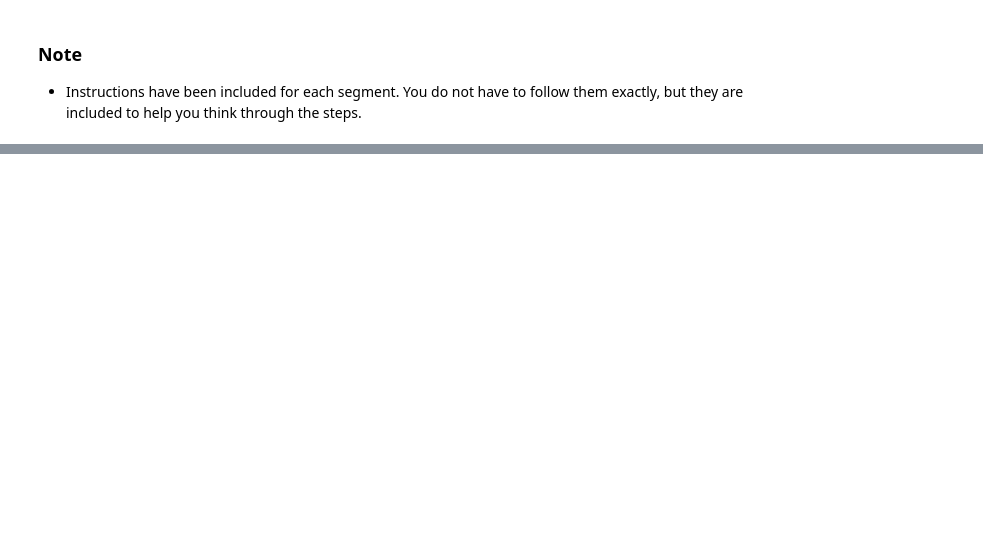
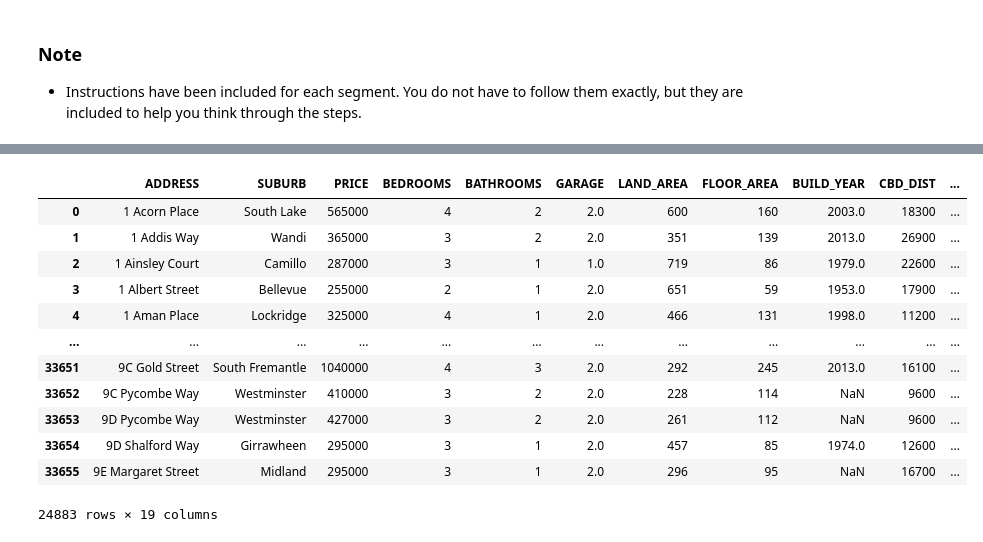
Before and after one commit to Dion-Daniels/Project1, a Jupyter notebook: Data/House_Commodities_Data_Cleanup.ipynb, the cells around one changed output, grey strips where cells are left out. Cells and saved outputs as stored; diff of their text form; code cells hidden in the pictures; blank space fills up the shorter version.

```diff
--- a/Data/House_Commodities_Data_Cleanup.ipynb
+++ b/Data/House_Commodities_Data_Cleanup.ipynb
@@ -36,5 +51,21 @@ perth_data = pd.read_csv(perth_to_load)
 # %%
 #fix up Date_sold format errors and bring in line with other datasets
 perth_data["DATE_SOLD"] = perth_data["DATE_SOLD"].str.replace('\r','')
-perth_data["DATE_SOLD"] = perth_data["DATE_SOLD"].str.replace('-','/')
-#perth_data
+perth_data["DATE_SOLD"] = pd.to_datetime(perth_data["DATE_SOLD"], errors='coerce').dt.to_period('M')
+perth_data = perth_data[(perth_data["DATE_SOLD"] >= '2007-01')
+                           & (perth_data["DATE_SOLD"] <= '2019-06')]
+perth_data
+# %% [output]
+|  | ADDRESS | SUBURB | PRICE | BEDROOMS | BATHROOMS | GARAGE | LAND_AREA | FLOOR_AREA | BUILD_YEAR | CBD_DIST | ... |
+| 0 | 1 Acorn Place | South Lake | 565000 | 4 | 2 | 2.0 | 600 | 160 | 2003.0 | 18300 | ... |
+| 1 | 1 Addis Way | Wandi | 365000 | 3 | 2 | 2.0 | 351 | 139 | 2013.0 | 26900 | ... |
+| 2 | 1 Ainsley Court | Camillo | 287000 | 3 | 1 | 1.0 | 719 | 86 | 1979.0 | 22600 | ... |
+| 3 | 1 Albert Street | Bellevue | 255000 | 2 | 1 | 2.0 | 651 | 59 | 1953.0 | 17900 | ... |
+| 4 | 1 Aman Place | Lockridge | 325000 | 4 | 1 | 2.0 | 466 | 131 | 1998.0 | 11200 | ... |
+| ... | ... | ... | ... | ... | ... | ... | ... | ... | ... | ... | ... |
+| 33651 | 9C Gold Street | South Fremantle | 1040000 | 4 | 3 | 2.0 | 292 | 245 | 2013.0 | 16100 | ... |
+| 33652 | 9C Pycombe Way | Westminster | 410000 | 3 | 2 | 2.0 | 228 | 114 | NaN | 9600 | ... |
+| 33653 | 9D Pycombe Way | Westminster | 427000 | 3 | 2 | 2.0 | 261 | 112 | NaN | 9600 | ... |
+| 33654 | 9D Shalford Way | Girrawheen | 295000 | 3 | 1 | 2.0 | 457 | 85 | 1974.0 | 12600 | ... |
+| 33655 | 9E Margaret Street | Midland | 295000 | 3 | 1 | 2.0 | 296 | 95 | NaN | 16700 | ... |
+24883 rows × 19 columns
```
Also changed, not shown: parts of 9 cells of this notebook, 10 other files.
